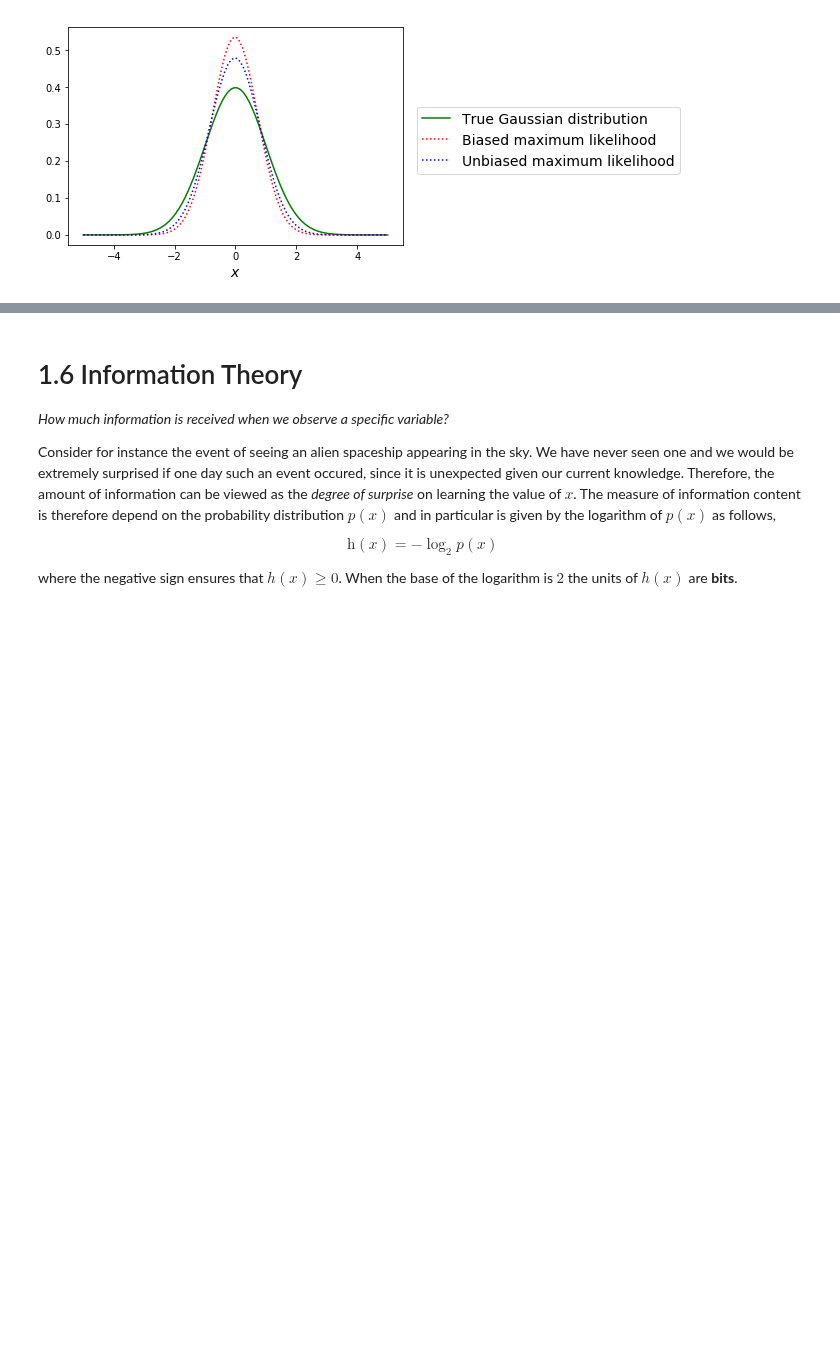
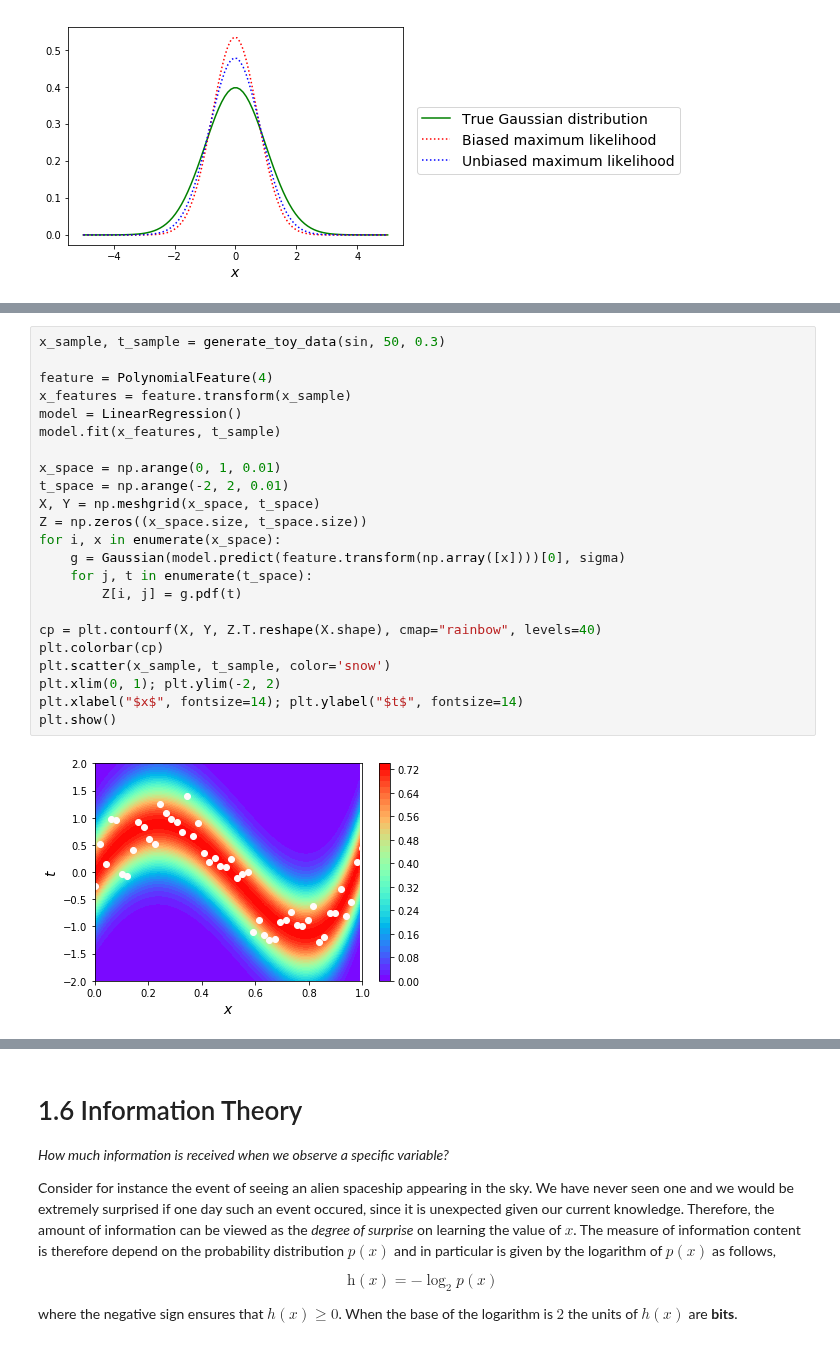
Before and after one commit to vagmcs/PRML, a Jupyter notebook: notebooks/ch1_introduction.ipynb, the cells around one changed output, grey strips where cells are left out. Cells and saved outputs as stored; diff of their text form; blank space fills up the shorter version.

Commit message:
feat(chapter1): Figures on curve fitting re-visited

```diff
--- a/notebooks/ch1_introduction.ipynb
+++ b/notebooks/ch1_introduction.ipynb
@@ -791 +806,26 @@ plt.legend(bbox_to_anchor=(1, 0.7), loc=2, borderaxespad=1, fontsize=14); plt.sh
+# %%
+x_sample, t_sample = generate_toy_data(sin, 50, 0.3)
+
+feature = PolynomialFeature(4)
+x_features = feature.transform(x_sample)
+model = LinearRegression()
+model.fit(x_features, t_sample)
+
+x_space = np.arange(0, 1, 0.01)
+t_space = np.arange(-2, 2, 0.01)
+X, Y = np.meshgrid(x_space, t_space)
+Z = np.zeros((x_space.size, t_space.size))
+for i, x in enumerate(x_space):
+    g = Gaussian(model.predict(feature.transform(np.array([x])))[0], sigma)
+    for j, t in enumerate(t_space):
+        Z[i, j] = g.pdf(t)
+
+cp = plt.contourf(X, Y, Z.T.reshape(X.shape), cmap="rainbow", levels=40)
+plt.colorbar(cp)
+plt.scatter(x_sample, t_sample, color='snow')
+plt.xlim(0, 1); plt.ylim(-2, 2)
+plt.xlabel("$x$", fontsize=14); plt.ylabel("$t$", fontsize=14)
+plt.show()
+# %% [output]
+[figure, added]
 # %% [markdown]
```
Also changed, not shown: parts of 3 cells of this notebook, 1 other file.
